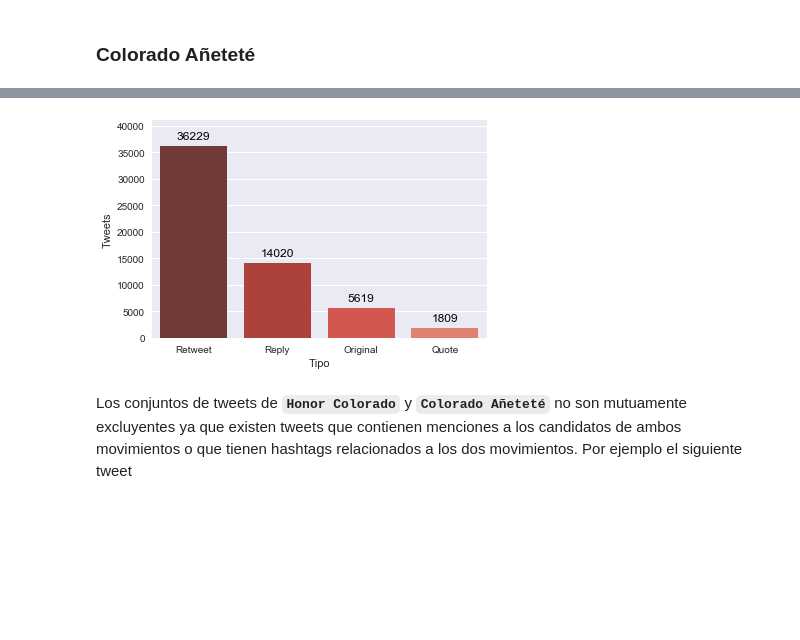
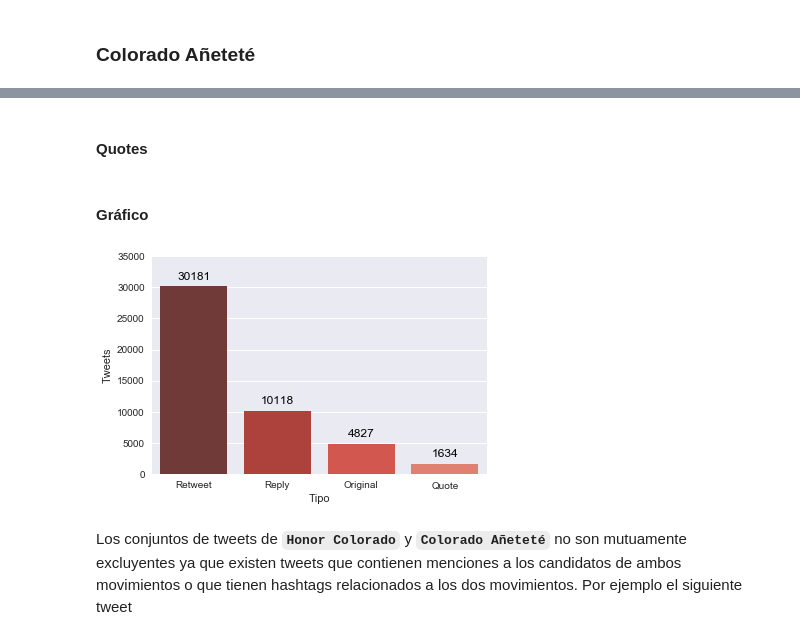
Before and after one commit to ParticipaPY/politic-bots, a Jupyter notebook: reports/notebooks/bots_politicos_internas_anr_2017.ipynb, the cells around one changed output, grey strips where cells are left out. Drawn from its saved outputs; the diff is of its cells as text; code cells hidden in the pictures; blank space fills up the shorter version.

```diff
--- a/reports/notebooks/bots_politicos_internas_anr_2017.ipynb
+++ b/reports/notebooks/bots_politicos_internas_anr_2017.ipynb
@@ -130,0 +167,9 @@ tweets_por_tipo_ca = pd.DataFrame({
+# %%
+retweets_ca = db.search({'flag.partido_politico.anr': {'$gt': 0},
+                         'flag.movimiento.honor colorado': {'$eq': 0},
+                         'flag.movimiento.colorado añetete': {'$gt': 0},
+                         'relevante': 1,
+                         'tweet_obj.retweeted_status': {'$exists': 1},
+                         'tweet_obj.in_reply_to_status_id_str': {'$eq': None},
+                         'tweet_obj.is_quote_status': False})
+num_retweets_ca = retweets_ca.count()
@@ -131,16 +178,41 @@ tweets_por_tipo_ca = pd.DataFrame({
+# %%
+replies_ca = db.search({'flag.partido_politico.anr': {'$gt': 0},
+                        'flag.movimiento.honor colorado': {'$eq': 0},
+                        'flag.movimiento.colorado añetete': {'$gt': 0},
+                        'relevante': 1,
+                        'tweet_obj.retweeted_status': {'$exists': 0},
+                        'tweet_obj.in_reply_to_status_id_str': {'$ne': None},
+                        'tweet_obj.is_quote_status': False})
+num_replies_ca = replies_ca.count()
+# %% [markdown]
+#### Quotes
+# %%
+quotes_ca = db.search({'flag.partido_politico.anr': {'$gt': 0},
+                       'flag.movimiento.honor colorado': {'$eq': 0},
+                       'flag.movimiento.colorado añetete': {'$gt': 0},
+                       'relevante': 1,
+                       'tweet_obj.is_quote_status': True})
+num_quotes_ca = quotes_ca.count()
+# %% [markdown]
+#### Gráfico
+# %%
+tweets_por_tipo_ca = pd.DataFrame({
+    'Tipo': ['Original', 'Retweet', 'Reply', 'Quote'],
+    'Tweets': [num_original_tweets_ca, num_retweets_ca, num_replies_ca, num_quotes_ca]
+}, index=['ot', 'rt', 'rp', 'qt'])
 # %%
 fig = sns.barplot(x='Tipo', y='Tweets', data=tweets_por_tipo_ca, order=['Retweet', 'Reply', 'Original', 'Quote'],
                  palette="Reds_d")
 ax=fig
 #annotate axis = seaborn axis
 for p in ax.patches:
     ax.annotate("%d" % p.get_height(), (p.get_x() + p.get_width() / 2., p.get_height()),
                  ha='center', va='center', fontsize=12, color='black', xytext=(0, 10),
                  textcoords='offset points')
-_ = fig.set_ylim(0,41000) #To make space for the annotations
+_ = fig.set_ylim(0,35000) #To make space for the annotations
 plt.show()
 # %% [output]
-[figure, old version]
+[figure, new version]
 # %% [markdown]
 Los conjuntos de tweets de **`Honor Colorado`** y **`Colorado Añeteté`** no son mutuamente excluyentes ya que existen tweets que contienen menciones a los candidatos de ambos movimientos o que tienen hashtags relacionados a los dos movimientos. Por ejemplo el siguiente tweet
 # %%
```
Also changed, not shown: parts of 176 cells of this notebook, 1 other file.
